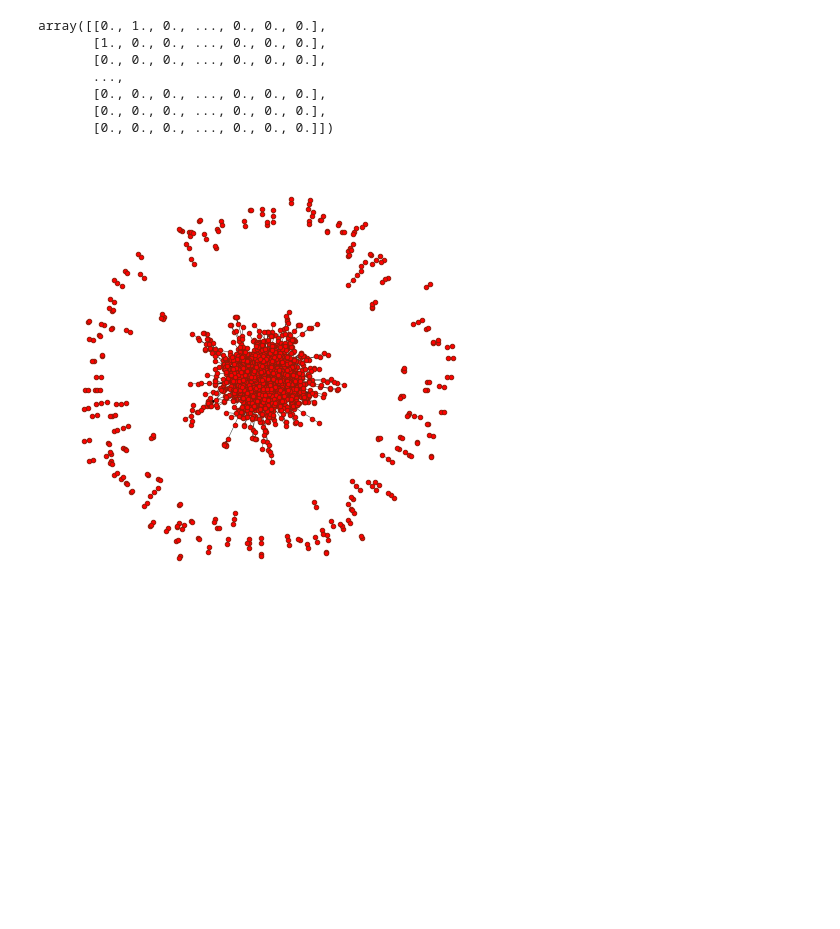
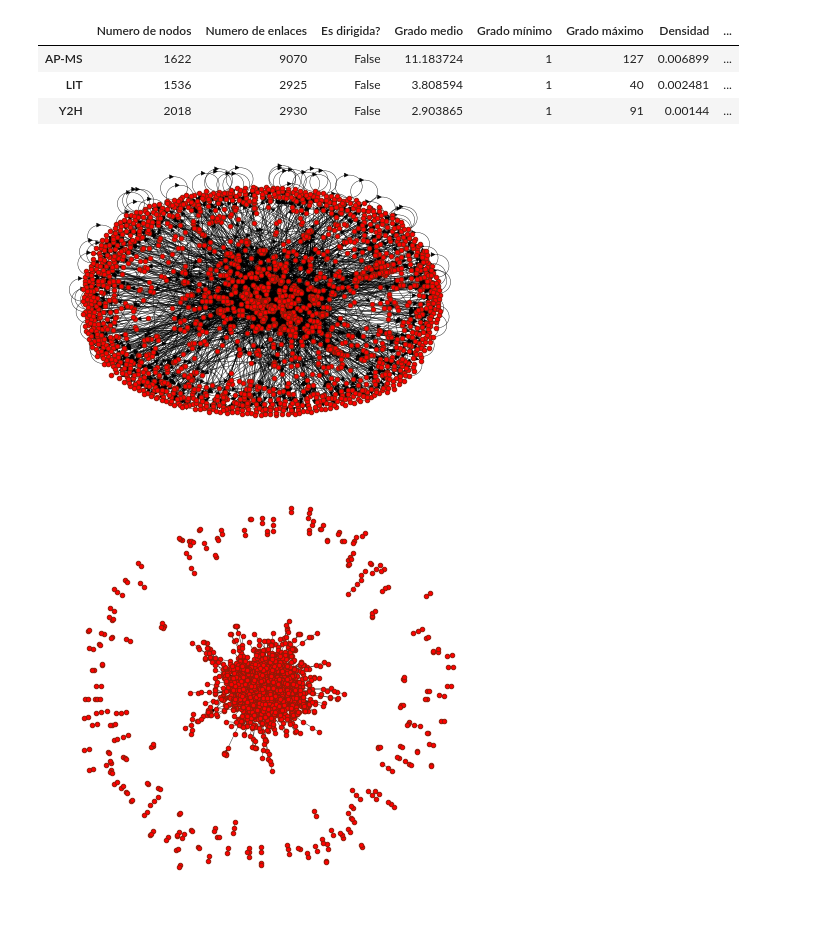
Before and after one commit to facundojgarcia02/CoNet, a Jupyter notebook: TP1/Proteins.ipynb, the cells around one changed output. Cells and saved outputs as stored; diff of their text form; code cells hidden in the pictures; blank space fills up the shorter version.

```diff
--- a/TP1/Proteins.ipynb
+++ b/TP1/Proteins.ipynb
@@ -34,3 +34,8 @@ def calcular_knnn_vector(A: np.ndarray):
     '''The vector knnn whose element i is the sum of the degrees of
     node i's second neighbors.'''
     return (A@A@A).dot(np.ones(A.shape[0]))
+# %%
+filename = f'datasets/Y2H.txt'
+df_y2h = pd.read_csv(filename, delimiter="\t", header=None, names=["source", "target"])
+net_y2h = nx.from_pandas_edgelist(df_y2h, create_using=nx.Graph)
+df_y2h
@@ -37,3 +56,48 @@ def calcular_knnn_vector(A: np.ndarray):
+# %%
+networks = ['AP-MS', 'LIT', 'Y2H']
+files = [f'{name}.txt' for name in networks]
+dataframes = [pd.read_csv(f'datasets/{filename}', delimiter="\t",
+                          header=None, names=["source", "target"]) for filename in files]
+graphs = [nx.from_pandas_edgelist(df, create_using=nx.Graph) for df in dataframes]
+
+attrs = {}
+
+for net, graph in zip(networks, graphs):
+    attr = {}
+    attr['node_number'] = len(graph.nodes)
+    attr['edge_number'] = len(graph.edges)
+    attr['directed'] = False  # REVISAR
+    degrees = list(dict(graph.degree).values())
+    attr['k_mean'] = np.mean(degrees)
+    attr['k_min'] = np.min(degrees)
+    attr['k_max'] = np.max(degrees)
+    attr['density'] = 2*attr['edge_number']/(attr['node_number']*(attr['node_number']-1))
+    attr['g_mean'] = nx.average_clustering(graph, count_zeros=True)
+    attr['transitivity'] = nx.transitivity(graph)
+    components = nx.connected_components(graph)
+    diams = [nx.diameter(graph.subgraph(comp).copy()) for comp in components]
+    attr['diameter'] = max(diams)
+    attrs[net] = attr
+# %%
+pd.DataFrame(attrs).rename(index = {"node_number": "Numero de nodos",
+                                    "edge_number": "Numero de enlaces",
+                                    "directed": "Es dirigida?",
+                                    "k_mean": "Grado medio",
+                                    "k_max": "Grado máximo",
+                                    "k_min": "Grado mínimo",
+                                    "density": "Densidad",
+                                    "g_mean": "Coeficiente de Clustering medio",
+                                    "transitivity": "Coeficiente de Clustering global",
+                                    "diameter": "Diámetro"}).T
+# %% [output]
+|  | Numero de nodos | Numero de enlaces | Es dirigida? | Grado medio | Grado mínimo | Grado máximo | Densidad | ... |
+| AP-MS | 1622 | 9070 | False | 11.183724 | 1 | 127 | 0.006899 | ... |
+| LIT | 1536 | 2925 | False | 3.808594 | 1 | 40 | 0.002481 | ... |
+| Y2H | 2018 | 2930 | False | 2.903865 | 1 | 91 | 0.00144 | ... |
+# %%
+nx.draw(graph, **CUSTOM_FORMAT)
+# %% [output]
+[figure, added]
 # %%
 class DataSet:
     """
@@ -107,16 +171,6 @@ class LIT(DataSet):
         super().__init__("https://raw.githubusercontent.com/facundojgarcia02/CoNet/main/datasets/TP1/LIT.txt", drop_self_edges = drop_self_edges)
 # %%
 y2h = Y2H(drop_self_edges=True)
-# %%
-y2h.M
-# %% [output]
-array([[0., 1., 0., ..., 0., 0., 0.],
-       [1., 0., 0., ..., 0., 0., 0.],
-       [0., 0., 0., ..., 0., 0., 0.],
-       ...,
-       [0., 0., 0., ..., 0., 0., 0.],
-       [0., 0., 0., ..., 0., 0., 0.],
-       [0., 0., 0., ..., 0., 0., 0.]])
 # %%
 fig, ax = y2h.draw_net()
 # %% [output]
```
Also changed, not shown: parts of 1 cell of this notebook.
